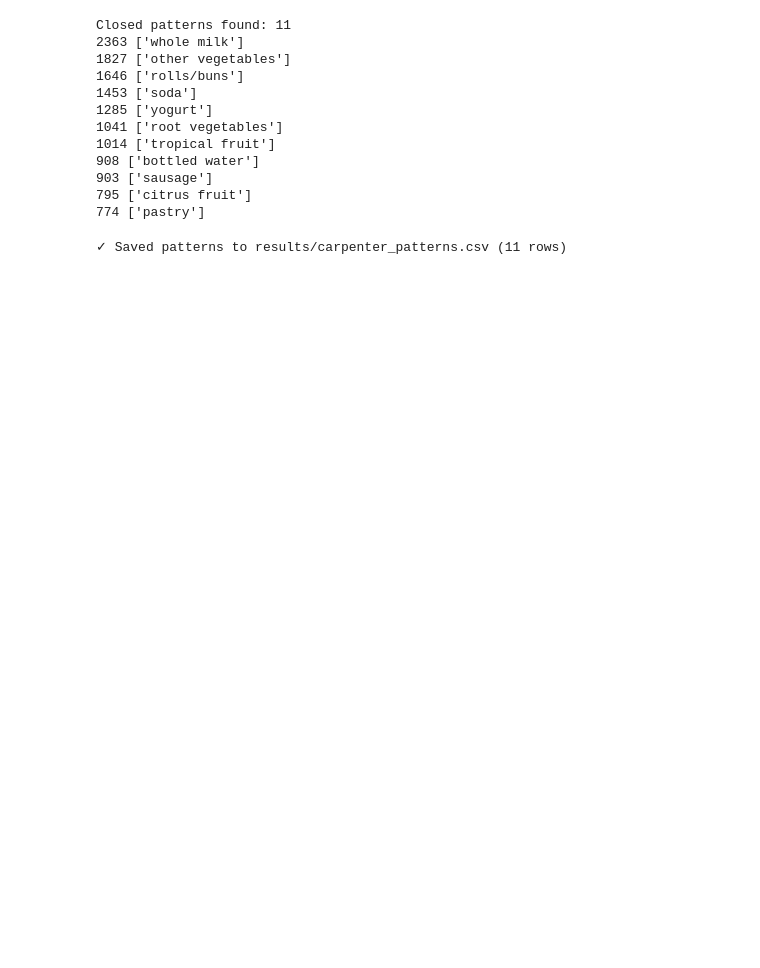
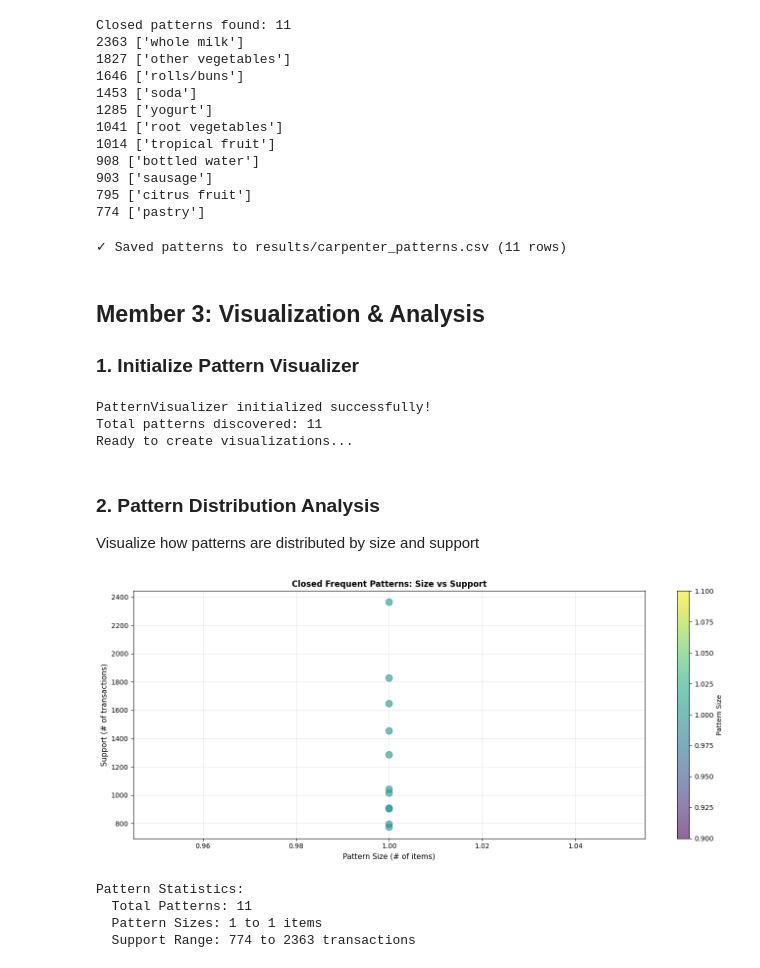
Before and after one commit to mominaeman/CARPENTER_Project, a Jupyter notebook: notebooks/demo.ipynb, the cells around one changed output. Saved outputs shown, nothing was run; the diff lists cells and outputs as text; code cells hidden in the pictures; blank space fills up the shorter version.

```diff
--- a/notebooks/demo.ipynb
+++ b/notebooks/demo.ipynb
@@ -263,3 +262,50 @@ from carpenter_algorithm import save_patterns_csv
 save_patterns_csv(patterns, "results/carpenter_patterns.csv")
 # %% [output]
 ✓ Saved patterns to results/carpenter_patterns.csv (11 rows)
+# %% [markdown]
+## Member 3: Visualization & Analysis
+
+### 1. Initialize Pattern Visualizer
+# %%
+# Import visualization module
+from visualization import PatternVisualizer
+
+# Initialize visualizer
+viz = PatternVisualizer(figsize=(14, 6))
+
+print("PatternVisualizer initialized successfully!")
+print(f"Total patterns discovered: {len(patterns)}")
+print(f"Ready to create visualizations...")
+# %% [output]
+PatternVisualizer initialized successfully!
+Total patterns discovered: 11
+Ready to create visualizations...
+# %% [markdown]
+### 2. Pattern Distribution Analysis
+
+Visualize how patterns are distributed by size and support
+# %%
+# Convert patterns to dictionary format for visualization
+patterns_dict = [
+    {
+        'items': p.items,
+        'support': p.support,
+        'length': len(p.items)
+    }
+    for p in patterns
+]
+
+# Plot pattern distribution (size vs support)
+viz.plot_pattern_distribution(patterns_dict)
+
+# Display statistics
+print(f"\nPattern Statistics:")
+print(f"  Total Patterns: {len(patterns)}")
+print(f"  Pattern Sizes: {min(p['length'] for p in patterns_dict)} to {max(p['length'] for p in patterns_dict)} items")
+print(f"  Support Range: {min(p['support'] for p in patterns_dict)} to {max(p['support'] for p in patterns_dict)} transactions")
+# %% [output]
+[figure, added]
+Pattern Statistics:
+  Total Patterns: 11
+  Pattern Sizes: 1 to 1 items
+  Support Range: 774 to 2363 transactions
```
Also changed, not shown: parts of 23 cells of this notebook, 6 other files.
